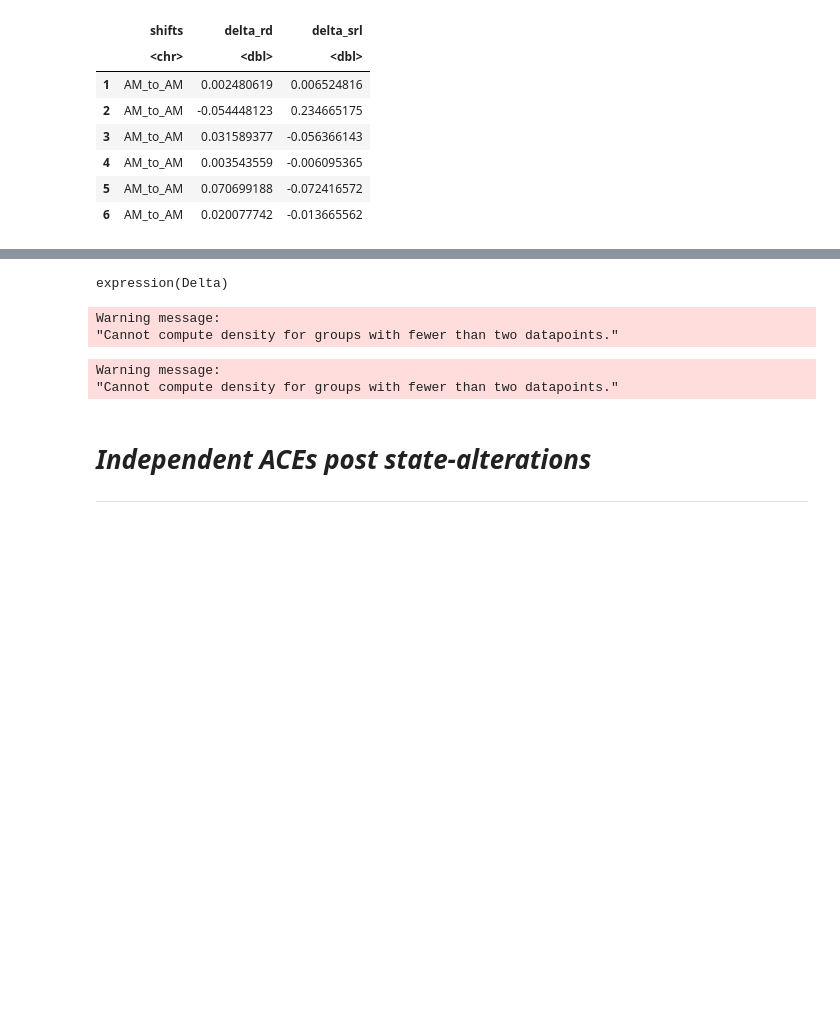
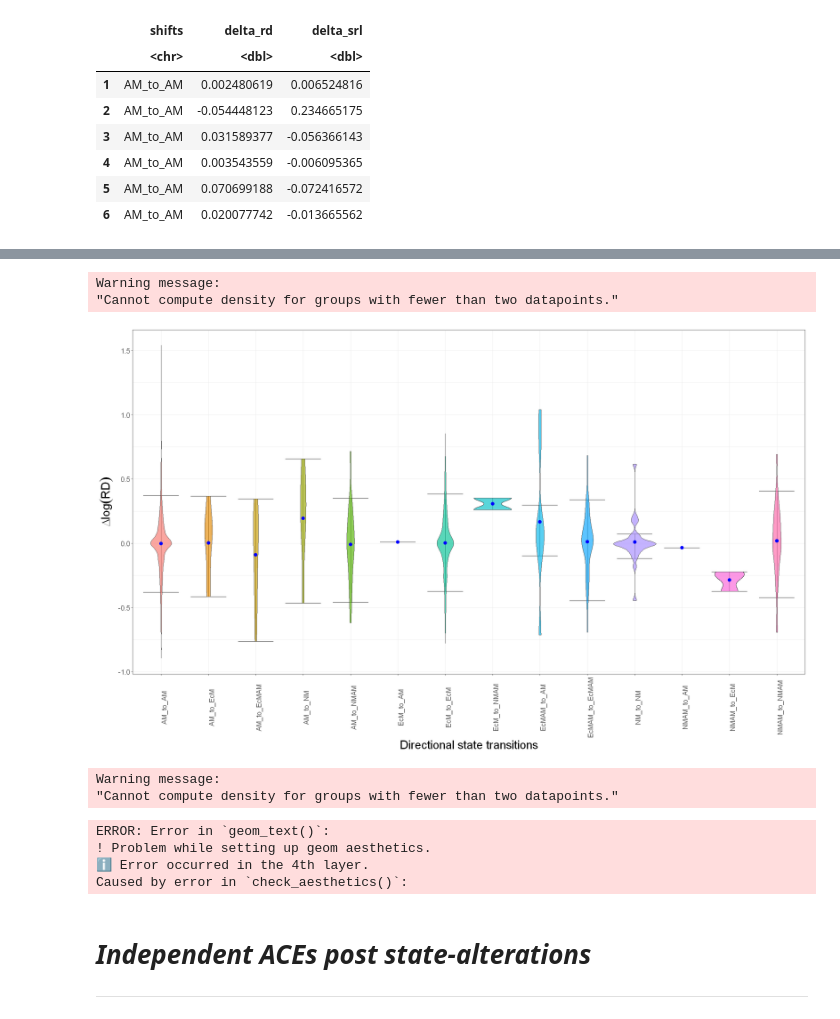
Before and after one commit to anoban/wsu, a Jupyter notebook: R/notebooks/traverseaces.ipynb, the cells around one changed output, grey strips where cells are left out. Saved outputs shown, nothing was run; the diff lists cells and outputs as text; code cells hidden in the pictures; blank space fills up the shorter version.

```diff
--- a/R/notebooks/traverseaces.ipynb
+++ b/R/notebooks/traverseaces.ipynb
@@ -461,26 +475,23 @@ A data.frame: 2 × 14
 # %%
 
 # CONSIDER A VIOLIN PLOT INSTEAD OF REGULAR BOX PLOTS!!!!!!
-# %%
-expression(Delta)
-# %% [output]
-expression(Delta)
 # %%
 options(repr.plot.width = 20, repr.plot.height = 12)
 plotrd <- ggplot2::ggplot(paired_changes, aes(x = shifts, y = delta_rd)) +
     # geom_boxplot(outlier.color = "red", outlier.size = 3) +
     stat_boxplot(geom = "errorbar") +
     geom_violin(drop = FALSE, aes(fill = factor(shifts)), alpha = 0.65) +
     stat_summary(fun = mean, color = "blue", na.rm = FALSE, geom = "point", size = 3) +
     theme_bw() +
     theme(legend.position = "none", axis.title.x = element_text(size = 24), axis.title.y = element_text(size = 24), axis.text = element_text(size = 14), axis.text.x = element_text(angle = 90)) +
     ylab(unname(latex2exp::TeX(r"($\Delta log(RD)$)"))) +
     xlab("Directional state transitions")
-
-ggsave(plot = plotrd, filename = "../../plots/DeltaLogRDvsStates.png", height = 16, width = 20, units = "in", dpi = 1000)
+plot(plotrd)
+# ggsave(plot = plotrd, filename = "../../plots/DeltaLogRDvsStates.png", height = 16, width = 20, units = "in", dpi = 1000)
 # %% [output]
 Warning message:
 "Cannot compute density for groups with fewer than two datapoints."
+[figure, added]
 # %%
 plotsrl <- ggplot2::ggplot(paired_changes, aes(x = shifts, y = delta_srl)) +
     theme_bw() +
@@ -490,12 +501,17 @@ plotsrl <- ggplot2::ggplot(paired_changes, aes(x = shifts, y = delta_srl)) +
     geom_violin(drop = FALSE, aes(fill = factor(shifts)), alpha = 0.65) +
     stat_summary(fun = mean, color = "blue", na.rm = FALSE, geom = "point", size = 3) +
     ylab(unname(latex2exp::TeX(r"($\Delta log(SRL)$)"))) +
-    xlab("Directional state transitions")
-
-ggsave(plot = plotsrl, filename = "../../plots/DeltaLogSRLvsStates.png", height = 16, width = 20, units = "in", dpi = 1000)
+    xlab("Directional state transitions") +
+    geom_text(label = mapply(split(paired_changes, ~shifts), FUN = nrow))
+plot(plotsrl)
+# ggsave(plot = plotsrl, filename = "../../plots/DeltaLogSRLvsStates.png", height = 16, width = 20, units = "in", dpi = 1000)
 # %% [output]
 Warning message:
 "Cannot compute density for groups with fewer than two datapoints."
+ERROR: Error in `geom_text()`:
+! Problem while setting up geom aesthetics.
+ℹ Error occurred in the 4th layer.
+Caused by error in `check_aesthetics()`:
 # %% [markdown]
 # ___Independent ACEs post state-alterations___
 -------------------------------
```
Also changed, not shown: parts of 2 cells of this notebook.
